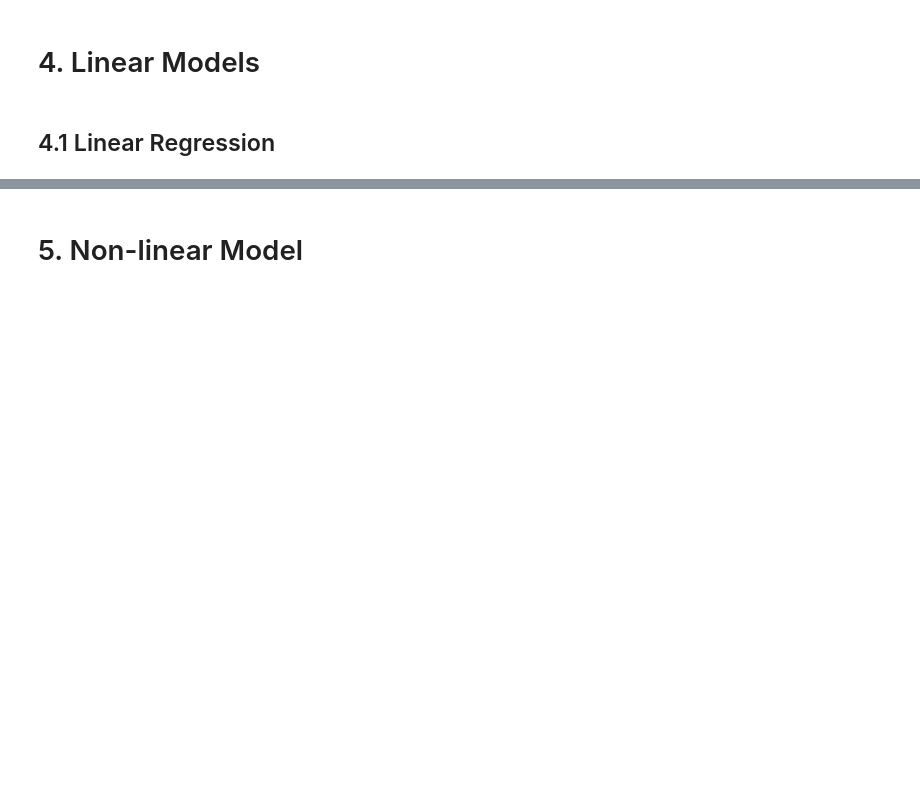
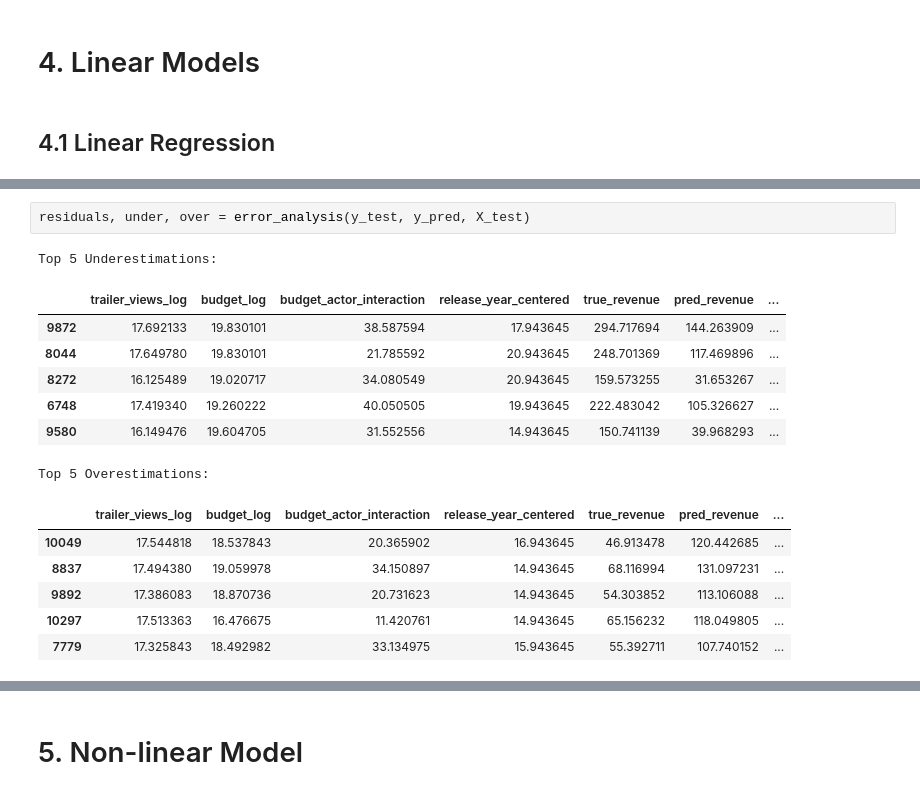
Before and after one commit to Eric7895/Movie_Revenue_Web_Application, a Jupyter notebook: FinalModel.ipynb, the cells around one changed output, grey strips where cells are left out. Saved outputs shown, nothing was run; the diff lists cells and outputs as text; blank space fills up the shorter version.

```diff
--- a/FinalModel.ipynb
+++ b/FinalModel.ipynb
@@ -189,0 +268,17 @@ R-squared: 0.86
+# %%
+residuals, under, over = error_analysis(y_test, y_pred, X_test)
+# %% [output]
+Top 5 Underestimations:
+|  | trailer_views_log | budget_log | budget_actor_interaction | release_year_centered | true_revenue | pred_revenue | ... |
+| 9872 | 17.692133 | 19.830101 | 38.587594 | 17.943645 | 294.717694 | 144.263909 | ... |
+| 8044 | 17.649780 | 19.830101 | 21.785592 | 20.943645 | 248.701369 | 117.469896 | ... |
+| 8272 | 16.125489 | 19.020717 | 34.080549 | 20.943645 | 159.573255 | 31.653267 | ... |
+| 6748 | 17.419340 | 19.260222 | 40.050505 | 19.943645 | 222.483042 | 105.326627 | ... |
+| 9580 | 16.149476 | 19.604705 | 31.552556 | 14.943645 | 150.741139 | 39.968293 | ... |
+Top 5 Overestimations:
+|  | trailer_views_log | budget_log | budget_actor_interaction | release_year_centered | true_revenue | pred_revenue | ... |
+| 10049 | 17.544818 | 18.537843 | 20.365902 | 16.943645 | 46.913478 | 120.442685 | ... |
+| 8837 | 17.494380 | 19.059978 | 34.150897 | 14.943645 | 68.116994 | 131.097231 | ... |
+| 9892 | 17.386083 | 18.870736 | 20.731623 | 14.943645 | 54.303852 | 113.106088 | ... |
+| 10297 | 17.513363 | 16.476675 | 11.420761 | 14.943645 | 65.156232 | 118.049805 | ... |
+| 7779 | 17.325843 | 18.492982 | 33.134975 | 15.943645 | 55.392711 | 107.740152 | ... |
```
Also changed, not shown: parts of 11 cells of this notebook, 3 other files.
